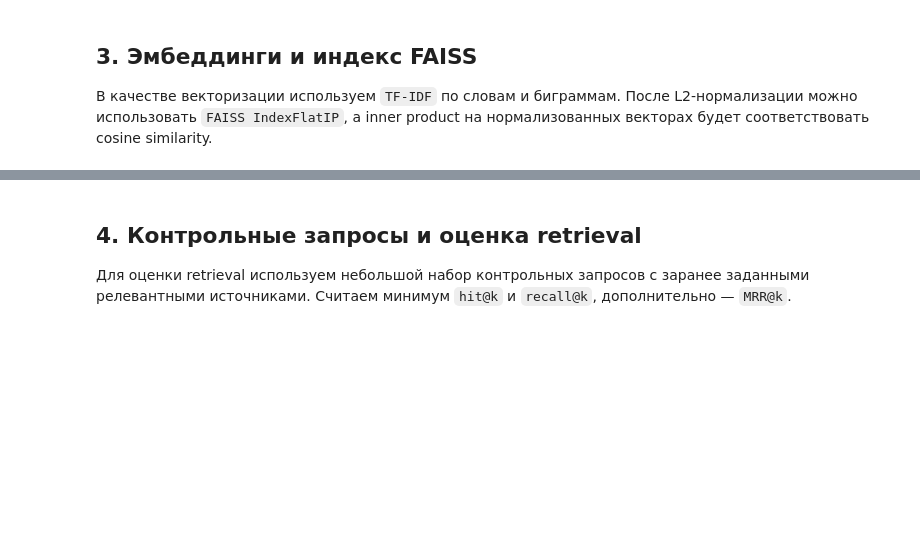
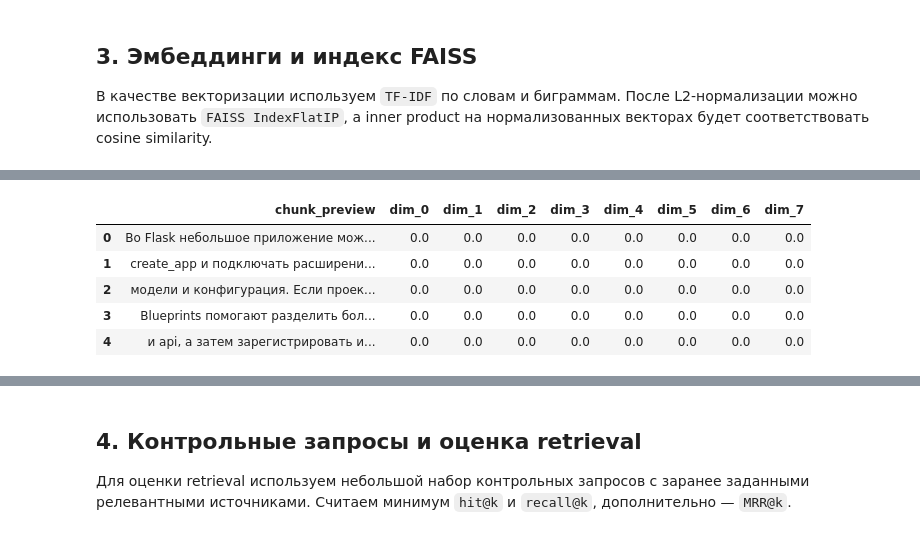
Before and after one commit to gidako98/mirea-ai, a Jupyter notebook: homeworks/HW14/HW14.ipynb, the cells around one changed output, grey strips where cells are left out. Saved outputs shown, nothing was run; the diff lists cells and outputs as text; code cells hidden in the pictures; blank space fills up the shorter version.

```diff
--- a/homeworks/HW14/HW14.ipynb
+++ b/homeworks/HW14/HW14.ipynb
@@ -248,0 +341,81 @@ FAISS index ntotal = 36
+# %%
+# Явная демонстрация результата векторизации чанков
+
+import pandas as pd
+import numpy as np
+
+# Сначала ищем фактическую матрицу эмбеддингов под типичными именами.
+# В этом ноутбуке после build_faiss_index(...) векторы чанков лежат в переменной `dense`.
+emb_candidates = [
+    "dense",
+    "chunk_embeddings",
+    "chunk_vectors",
+    "embeddings",
+    "X_embeddings",
+    "kb_embeddings",
+]
+
+emb_name = None
+emb_arr = None
+
+for name in emb_candidates:
+    if name in globals():
+        candidate = np.asarray(globals()[name])
+        if candidate.ndim == 2:
+            emb_name = name
+            emb_arr = candidate
+            break
+
+if emb_arr is None:
+    available = sorted([k for k in globals().keys() if not k.startswith("_")])[:80]
+    raise NameError(
+        "Не найдена матрица эмбеддингов чанков. "
+        "Ожидалась одна из переменных: "
+        + ", ".join(emb_candidates)
+        + ". Доступные имена в globals(): "
+        + ", ".join(available)
+    )
+
+print("Имя переменной с эмбеддингами:", emb_name)
+print("Форма матрицы эмбеддингов:", emb_arr.shape)
+print("Размерность одного вектора:", emb_arr.shape[1])
+
+texts = None
+
+if "chunks_df" in globals() and isinstance(chunks_df, pd.DataFrame):
+    if "chunk_text" in chunks_df.columns:
+        texts = chunks_df["chunk_text"].astype(str).tolist()
+    elif "text" in chunks_df.columns:
+        texts = chunks_df["text"].astype(str).tolist()
+
+if texts is None and "chunk_df" in globals() and isinstance(chunk_df, pd.DataFrame):
+    if "chunk_text" in chunk_df.columns:
+        texts = chunk_df["chunk_text"].astype(str).tolist()
+    elif "text" in chunk_df.columns:
+        texts = chunk_df["text"].astype(str).tolist()
+
+if texts is None and "chunks" in globals():
+    if isinstance(chunks, list):
+        if len(chunks) > 0 and isinstance(chunks[0], dict) and "chunk_text" in chunks[0]:
+            texts = [str(x["chunk_text"]) for x in chunks]
+        else:
+            texts = [str(x) for x in chunks]
+
+if texts is None and "chunk_texts" in globals():
+    texts = [str(x) for x in chunk_texts]
+
+if texts is None:
+    texts = [""] * len(emb_arr)
+
+preview_rows = min(5, len(emb_arr))
+preview_dims = min(8, emb_arr.shape[1])
+
+preview_dict = {
+    "chunk_preview": [t[:120].replace("\n", " ") for t in texts[:preview_rows]]
+}
+for j in range(preview_dims):
+    preview_dict[f"dim_{j}"] = emb_arr[:preview_rows, j]
+
+preview_df = pd.DataFrame(preview_dict)
+preview_df
+# %% [output]
@@ -249,3 +425,9 @@ FAISS index ntotal = 36
+|  | chunk_preview | dim_0 | dim_1 | dim_2 | dim_3 | dim_4 | dim_5 | dim_6 | dim_7 |
+| 0 | Во Flask небольшое приложение мож... | 0.0 | 0.0 | 0.0 | 0.0 | 0.0 | 0.0 | 0.0 | 0.0 |
+| 1 | create_app и подключать расширени... | 0.0 | 0.0 | 0.0 | 0.0 | 0.0 | 0.0 | 0.0 | 0.0 |
+| 2 | модели и конфигурация. Если проек... | 0.0 | 0.0 | 0.0 | 0.0 | 0.0 | 0.0 | 0.0 | 0.0 |
+| 3 | Blueprints помогают разделить бол... | 0.0 | 0.0 | 0.0 | 0.0 | 0.0 | 0.0 | 0.0 | 0.0 |
+| 4 | и api, а затем зарегистрировать и... | 0.0 | 0.0 | 0.0 | 0.0 | 0.0 | 0.0 | 0.0 | 0.0 |
 # %%
 example_queries = [
     "Как сгруппировать маршруты по разделам приложения?",
```
Also changed, not shown: parts of 12 cells of this notebook, 7 other files.
